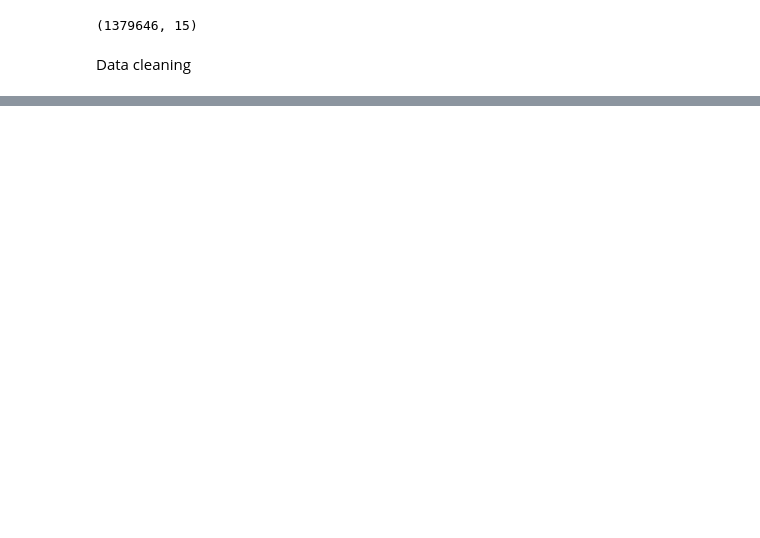
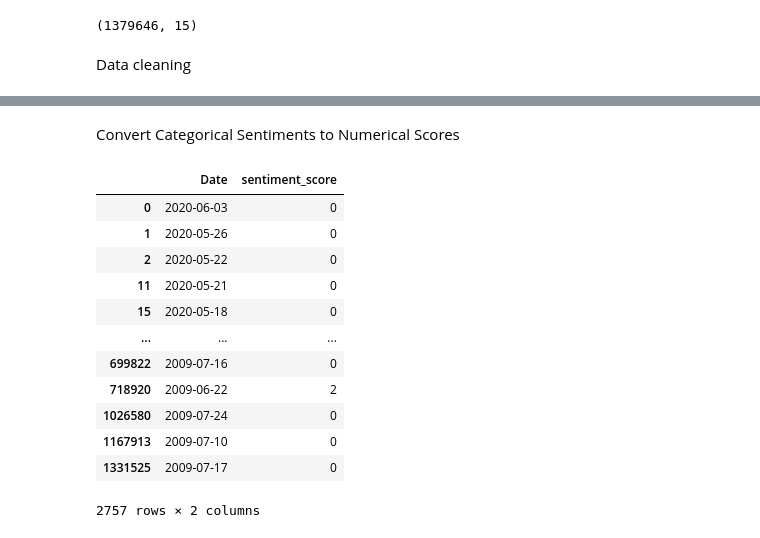
Before and after one commit to Getachew0557/Leveraging-AI-Techniques-for-Financial-News-Sentiment-Analysis-and-Stock-Prediction, a Jupyter notebook: notebooks/news_stock_inetegration_model.ipynb, the cells around one changed output, grey strips where cells are left out. Saved outputs shown, nothing was run; the diff lists cells and outputs as text; code cells hidden in the pictures; blank space fills up the shorter version.

```diff
--- a/notebooks/news_stock_inetegration_model.ipynb
+++ b/notebooks/news_stock_inetegration_model.ipynb
@@ -116,0 +201,26 @@ newsStockData = merged_data.copy()
+# %% [markdown]
+Convert Categorical Sentiments to Numerical Scores
+# %%
+# Convert categorical sentiment to numerical scores
+sentiment_mapping = {'Very Negative': -2, 'Negative': -1, 'Neutral': 0, 'Positive': 1, 'Very Positive': 2}
+newsStockData['sentiment_score'] = newsStockData['sentiment_aggregated'].map(sentiment_mapping)
+
+# Drop rows with NaN values in sentiment scores
+newsStockData.dropna(subset=['sentiment_score'], inplace=True)
+
+# Check the converted sentiment scores
+newsStockData[['Date', 'sentiment_score']].drop_duplicates()
+# %% [output]
+|  | Date | sentiment_score |
+| 0 | 2020-06-03 | 0 |
+| 1 | 2020-05-26 | 0 |
+| 2 | 2020-05-22 | 0 |
+| 11 | 2020-05-21 | 0 |
+| 15 | 2020-05-18 | 0 |
+| ... | ... | ... |
+| 699822 | 2009-07-16 | 0 |
+| 718920 | 2009-06-22 | 2 |
+| 1026580 | 2009-07-24 | 0 |
+| 1167913 | 2009-07-10 | 0 |
+| 1331525 | 2009-07-17 | 0 |
+2757 rows × 2 columns
```
Also changed, not shown: parts of 9 cells of this notebook, 2 other files.
